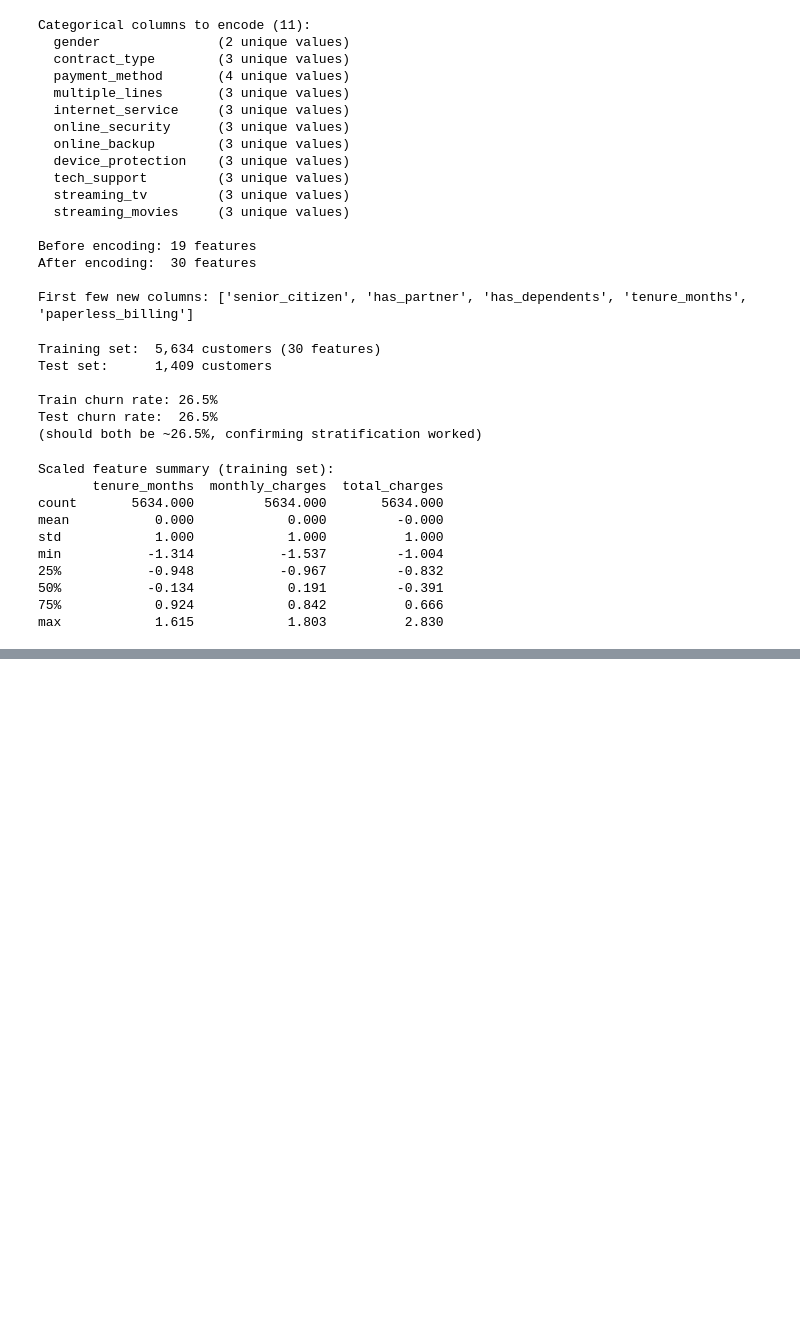
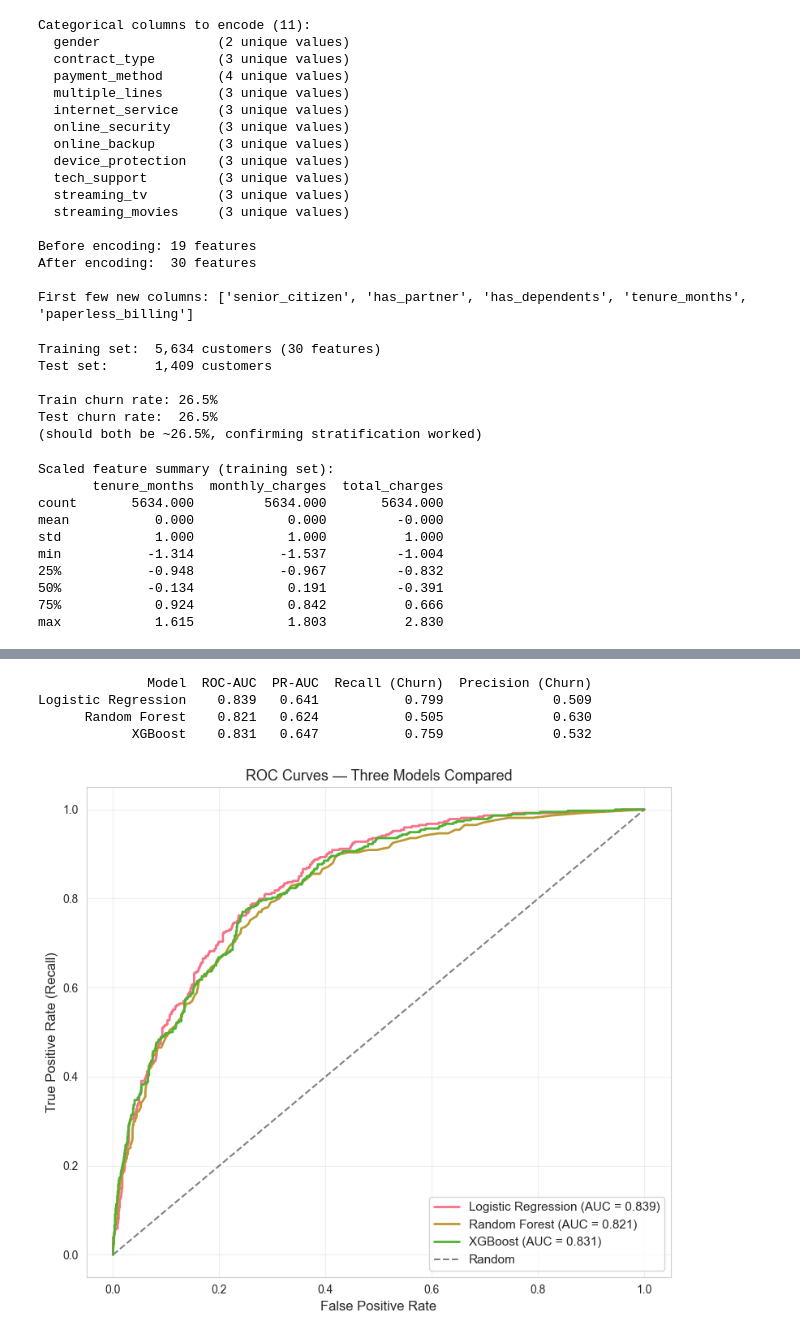
Before and after one commit to Jaswanthi-A/churn-analysis, a Jupyter notebook: notebooks/02_modeling.ipynb, the cells around one changed output, grey strips where cells are left out. Drawn from its saved outputs; the diff is of its cells as text; code cells hidden in the pictures; blank space fills up the shorter version.

```diff
--- a/notebooks/02_modeling.ipynb
+++ b/notebooks/02_modeling.ipynb
@@ -251,0 +510,46 @@ max            1.615            1.803          2.830
+# %%
+# Final comparison: which model wins?
+results = pd.DataFrame({
+    'Model':           ['Logistic Regression', 'Random Forest', 'XGBoost'],
+    'ROC-AUC':         [roc_auc_lr, roc_auc_rf, roc_auc_xgb],
+    'PR-AUC':          [pr_auc_lr, pr_auc_rf, pr_auc_xgb],
+    'Recall (Churn)':  [
+        confusion_matrix(y_test, y_pred_lr)[1,1] / confusion_matrix(y_test, y_pred_lr)[1].sum(),
+        confusion_matrix(y_test, y_pred_rf)[1,1] / confusion_matrix(y_test, y_pred_rf)[1].sum(),
+        confusion_matrix(y_test, y_pred_xgb)[1,1] / confusion_matrix(y_test, y_pred_xgb)[1].sum(),
+    ],
+    'Precision (Churn)': [
+        confusion_matrix(y_test, y_pred_lr)[1,1] / confusion_matrix(y_test, y_pred_lr)[:,1].sum(),
+        confusion_matrix(y_test, y_pred_rf)[1,1] / confusion_matrix(y_test, y_pred_rf)[:,1].sum(),
+        confusion_matrix(y_test, y_pred_xgb)[1,1] / confusion_matrix(y_test, y_pred_xgb)[:,1].sum(),
+    ],
+})
+
+results = results.round(3)
+print(results.to_string(index=False))
+
+# Plot all three ROC curves
+plt.figure(figsize=(8, 7))
+
+for model_name, y_proba, auc in [
+    ('Logistic Regression', y_proba_lr,  roc_auc_lr),
+    ('Random Forest',       y_proba_rf,  roc_auc_rf),
+    ('XGBoost',             y_proba_xgb, roc_auc_xgb),
+]:
+    fpr, tpr, _ = roc_curve(y_test, y_proba)
+    plt.plot(fpr, tpr, linewidth=2, label=f'{model_name} (AUC = {auc:.3f})')
+
+plt.plot([0, 1], [0, 1], linestyle='--', color='gray', label='Random')
+plt.xlabel('False Positive Rate', fontsize=12)
+plt.ylabel('True Positive Rate (Recall)', fontsize=12)
+plt.title('ROC Curves — Three Models Compared', fontsize=13)
+plt.legend(loc='lower right', fontsize=11)
+plt.grid(True, alpha=0.3)
+plt.tight_layout()
+plt.show()
+# %% [output]
+              Model  ROC-AUC  PR-AUC  Recall (Churn)  Precision (Churn)
+Logistic Regression    0.839   0.641           0.799              0.509
+      Random Forest    0.821   0.624           0.505              0.630
+            XGBoost    0.831   0.647           0.759              0.532
+[figure, added]
```
Also changed, not shown: parts of 14 cells of this notebook, 1 other file.
